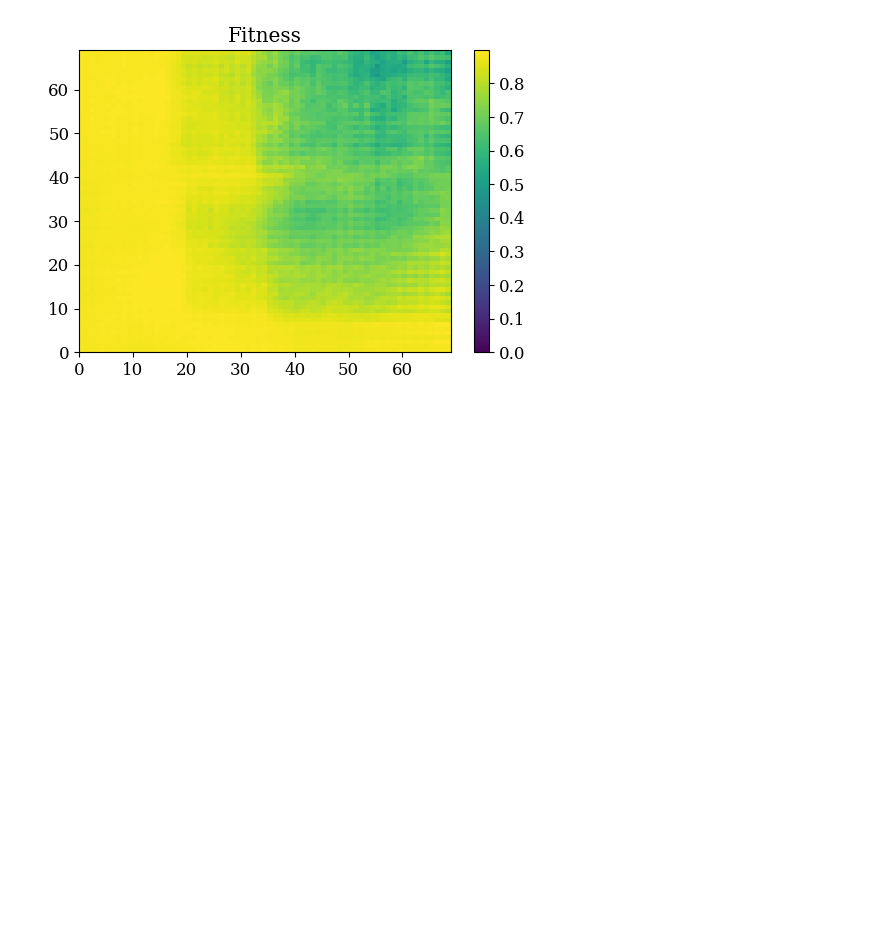
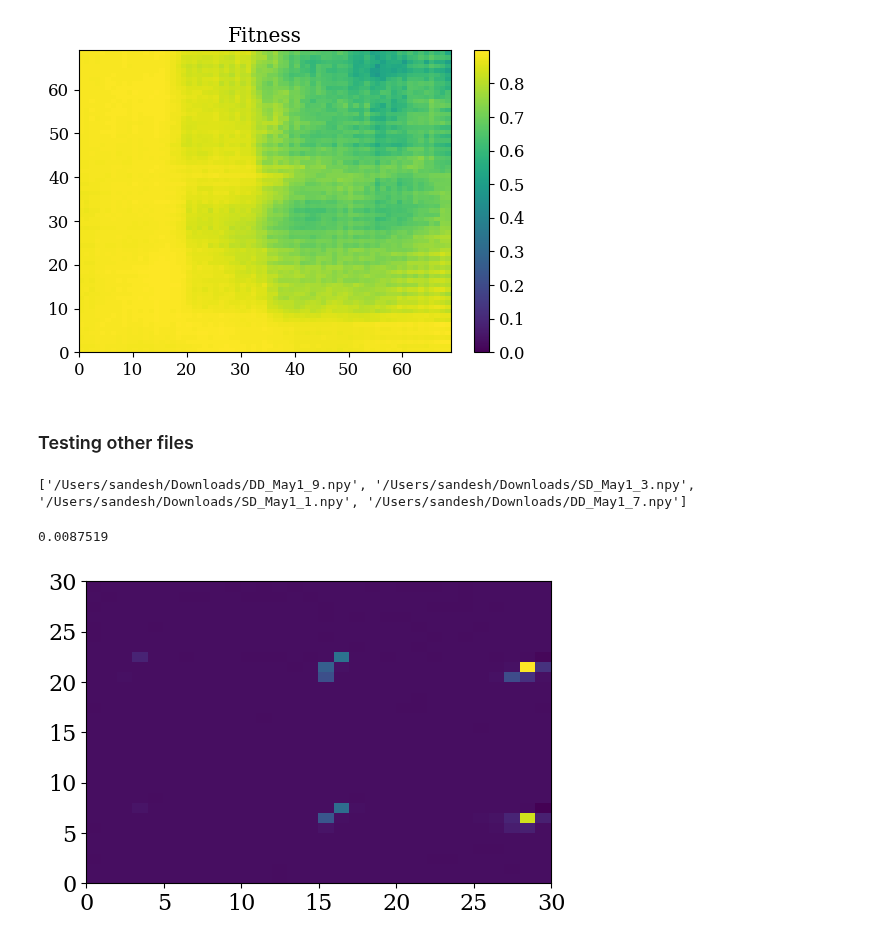
Before and after one commit to Quantumgame/quantum-ml, a Jupyter notebook: Machine Learning/Classification of Experimental Data.ipynb, the cells around one changed output. Saved outputs shown, nothing was run; the diff lists cells and outputs as text; code cells hidden in the pictures; blank space fills up the shorter version.

```diff
--- a/Machine Learning/Classification of Experimental Data.ipynb
+++ b/Machine Learning/Classification of Experimental Data.ipynb
@@ -372,3 +372,18 @@ plt.title("Fitness")
 # %% [output]
 <matplotlib.text.Text at 0x...>
 [figure]
+# %% [markdown]
+### Testing other files
+# %%
+files = glob.glob("/Users/sandesh/Downloads/" + "*.npy")
+print(files)
+# %% [output]
+['/Users/sandesh/Downloads/DD_May1_9.npy', '/Users/sandesh/Downloads/SD_May1_3.npy', '/Users/sandesh/Downloads/SD_May1_1.npy', '/Users/sandesh/Downloads/DD_May1_7.npy']
+# %%
+x_test_data_new = np.array([np.load(file) for file in files])
+# %%
+plt.pcolor(x_test_data_new[0])
+np.min(x_test_data_new[0])
+# %% [output]
+0.0087519
+[figure, added]
```
Also changed, not shown: parts of 7 cells of this notebook.
